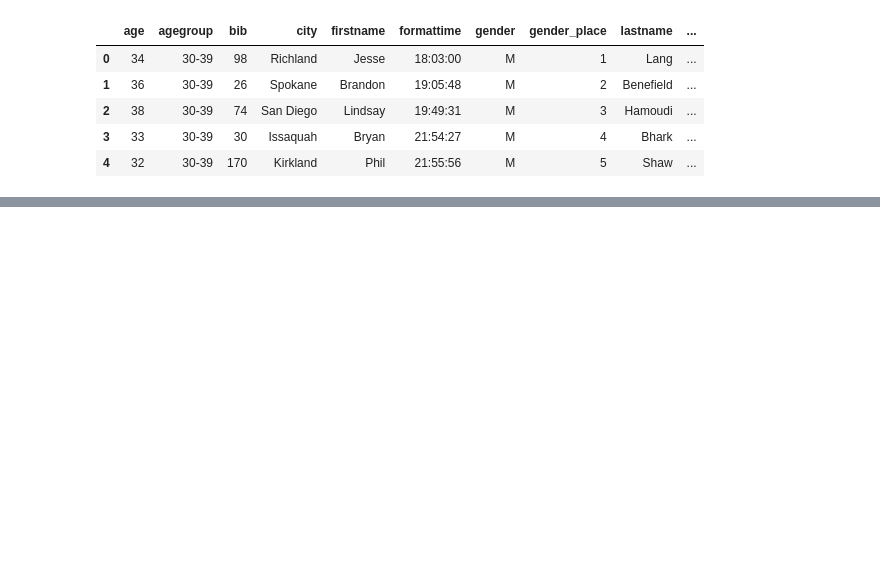
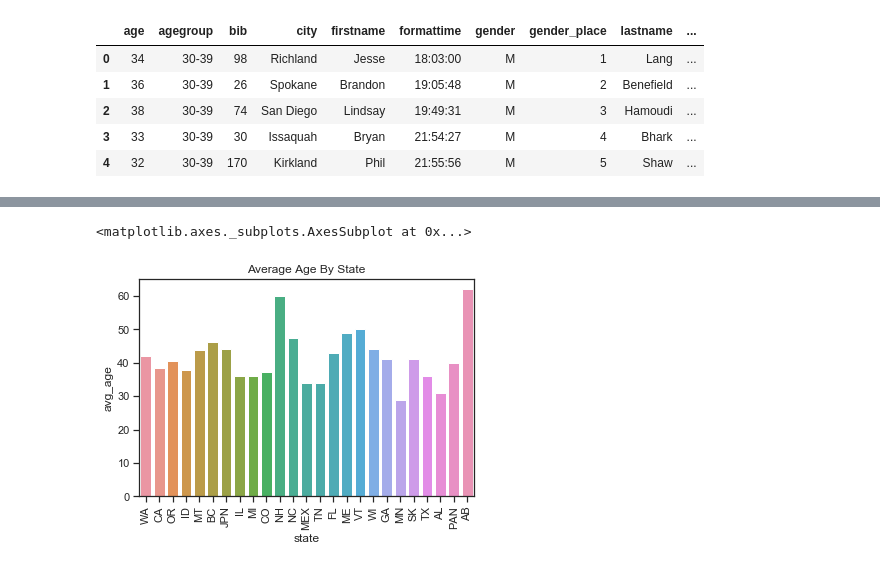
Before and after one commit to joshmyersdean/ultrasignup-analysis, a Jupyter notebook: scrape.ipynb, the cells around one changed output, grey strips where cells are left out. Cells and saved outputs as stored; diff of their text form; code cells hidden in the pictures; blank space fills up the shorter version.

Commit message:
Fixed visualizations, next step is gather more data, find correlations eventually

```diff
--- a/scrape.ipynb
+++ b/scrape.ipynb
@@ -27,13 +30,3 @@ df.head()
 | 2 | 38 | 30-39 | 74 | San Diego | Lindsay | 19:49:31 | M | 3 | Hamoudi | ... |
 | 3 | 33 | 30-39 | 30 | Issaquah | Bryan | 21:54:27 | M | 4 | Bhark | ... |
 | 4 | 32 | 30-39 | 170 | Kirkland | Phil | 21:55:56 | M | 5 | Shaw | ... |
-# %%
-age_dict = {}
-sum_age = df.loc[df['state'] == 'WA', 'age'].sum()
-avg_age = sum_age / len(df[df['state'] == 'WA'])
-avg_age
-
-for state in df.state.unique():
-    sum_age = df.loc[df['state'] == state, 'age'].sum()
-    age_dict[state] = "{0:.2f}".format(sum_age / len(df[df['state'] == state]))
-age_dict
@@ -69,0 +33,25 @@ plt.plot()
+# %%
+# lists to create various dataframe
+states = []
+ages = []
+num_part = []
+
+# create empty dataframes
+age_df = pd.DataFrame(columns=['state', 'avg_age'])
+part_df = pd.DataFrame(columns=['state', 'participants'])
+
+# iterate through each state
+for state in df.state.unique():
+    # find the average age and number of participants
+    sum_age = df.loc[df['state'] == state, 'age'].sum()
+    num_part.append(df['state'].value_counts()[state])
+    avg_age = "{0:.2f}".format(sum_age / len(df[df['state'] == state]))
+    states.append(state)
+    ages.append(float(avg_age))
+
+# populate the dataframes
+age_df['state'] = states
+age_df['avg_age'] = ages
+part_df['state'] = states
+part_df['participants'] = num_part
+age_df.head()
@@ -69,0 +74,10 @@ plt.plot()
+# %%
+import seaborn as sns # visualize avg age
+sns.set(style="ticks", color_codes=True)
+
+plt.xticks(rotation=90) # due this to avoid crowding
+plt.title('Average Age By State')
+sns.barplot(x='state', y='avg_age',data=age_df)
+# %% [output]
+<matplotlib.axes._subplots.AxesSubplot at 0x...>
+[figure, added]
```
Also changed, not shown: parts of 7 cells of this notebook.
